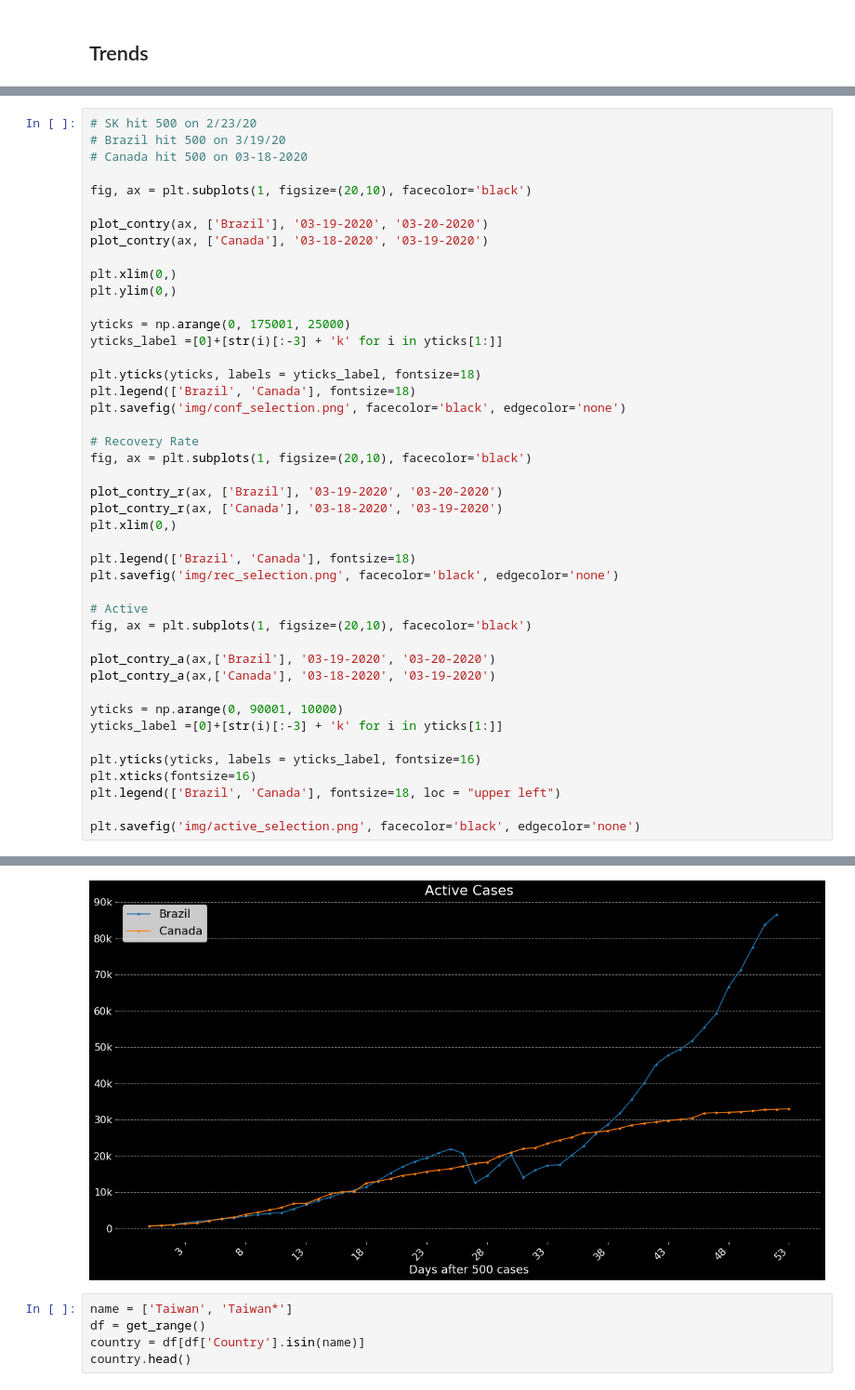
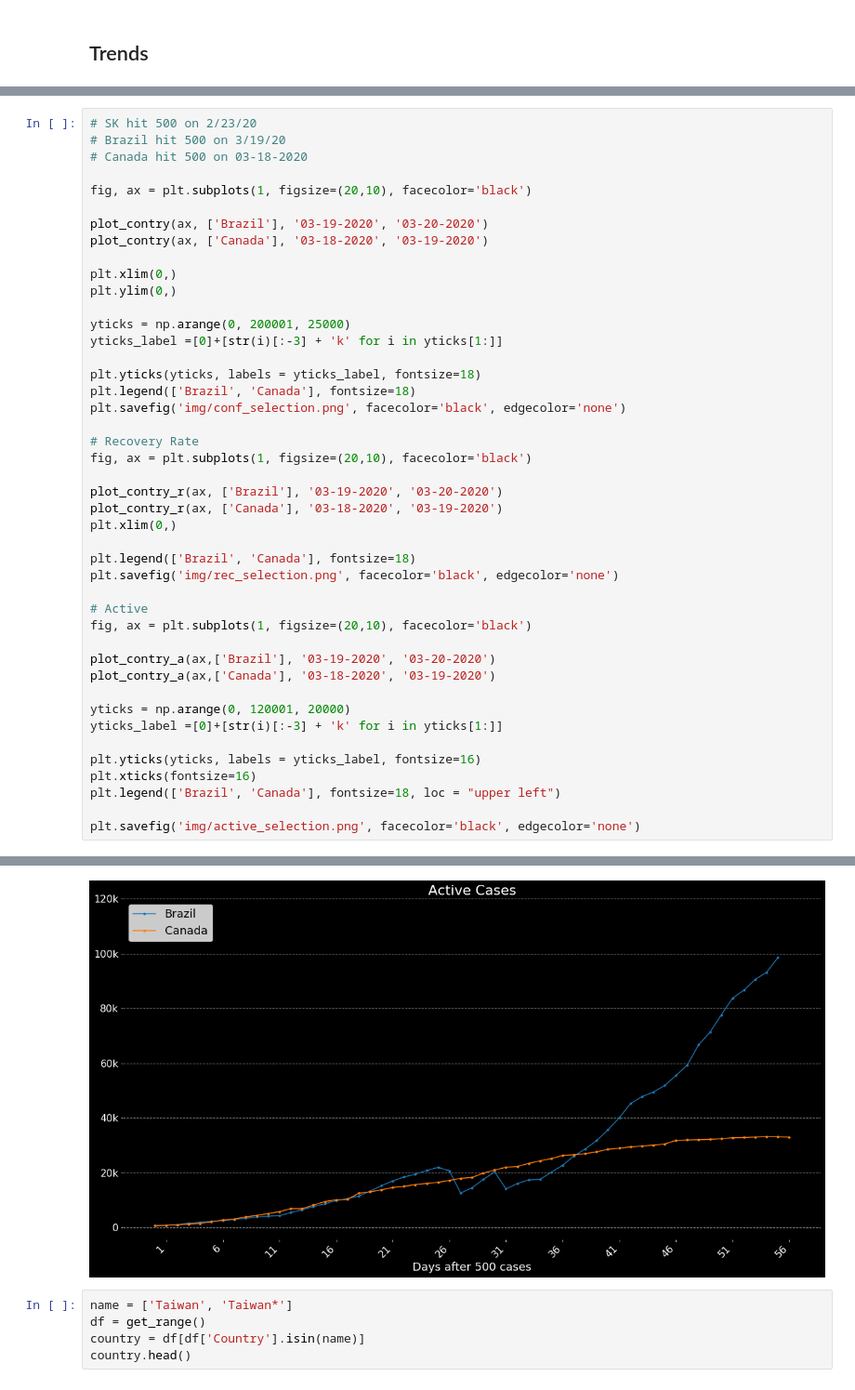
Before and after one commit to Thiagobc23/COVID-19, a Jupyter notebook: 01_COVID19.ipynb, the cells around one changed output, grey strips where cells are left out. Shown at 93% size. Drawn from its saved outputs; the diff is of its cells as text.

```diff
--- a/01_COVID19.ipynb
+++ b/01_COVID19.ipynb
@@ -248,7 +248,7 @@ plot_contry(ax, ['Canada'], '03-18-2020', '03-19-2020')
 plt.xlim(0,)
 plt.ylim(0,)
 
-yticks = np.arange(0, 175001, 25000)
+yticks = np.arange(0, 200001, 25000)
 yticks_label =[0]+[str(i)[:-3] + 'k' for i in yticks[1:]]
 
 plt.yticks(yticks, labels = yticks_label, fontsize=18)
@@ -271,7 +271,7 @@ fig, ax = plt.subplots(1, figsize=(20,10), facecolor='black')
 plot_contry_a(ax,['Brazil'], '03-19-2020', '03-20-2020')
 plot_contry_a(ax,['Canada'], '03-18-2020', '03-19-2020')
 
-yticks = np.arange(0, 90001, 10000)
+yticks = np.arange(0, 120001, 20000)
 yticks_label =[0]+[str(i)[:-3] + 'k' for i in yticks[1:]]
 
 plt.yticks(yticks, labels = yticks_label, fontsize=16)
@@ -285,4 +285,4 @@ plt.savefig('img/active_selection.png', facecolor='black', edgecolor='none')
-[figure, old version]
+[figure, new version]
 # %%
 name = ['Taiwan', 'Taiwan*']
 df = get_range()
```
Also changed, not shown: parts of 26 cells of this notebook, 40 other files.
